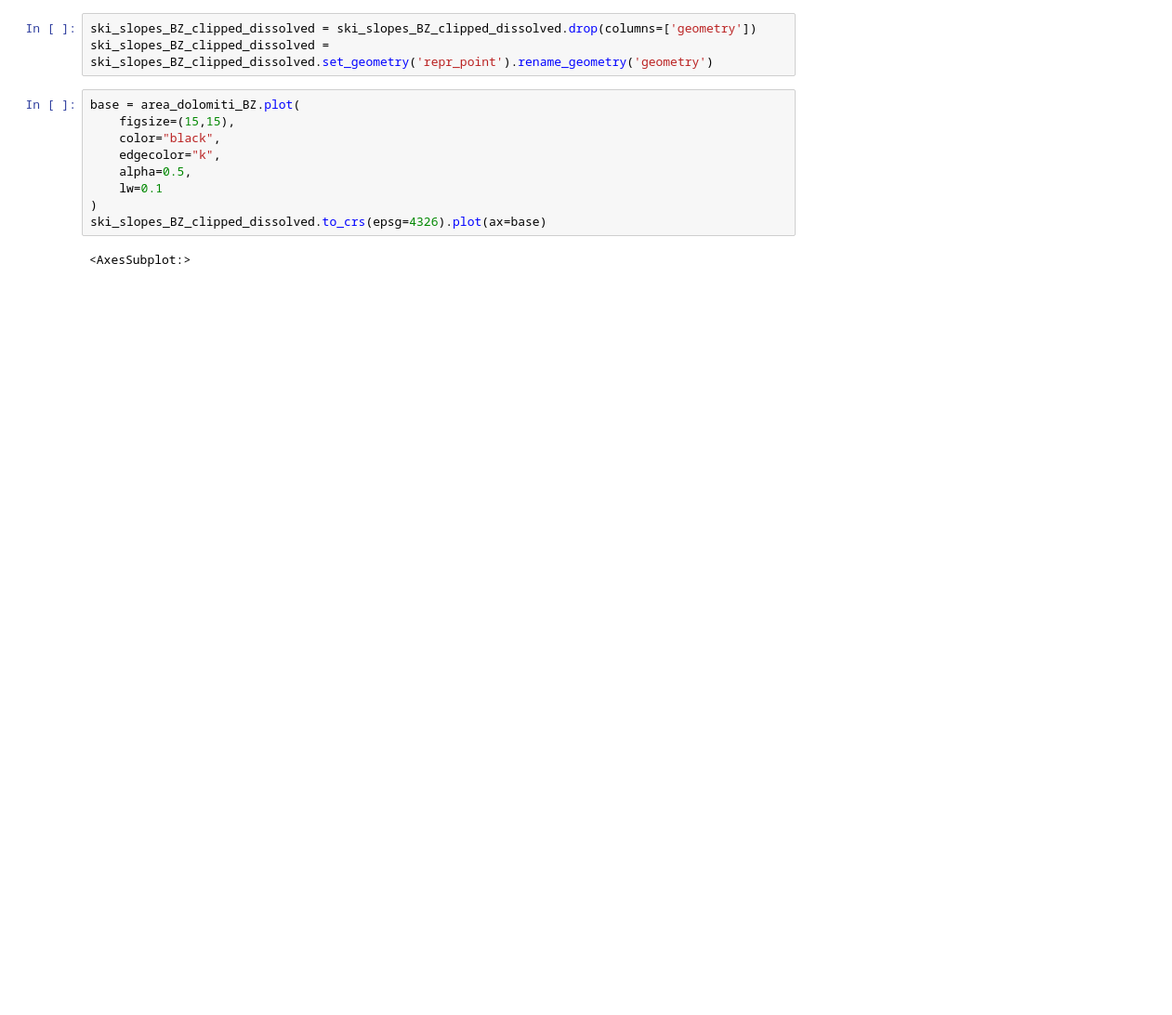
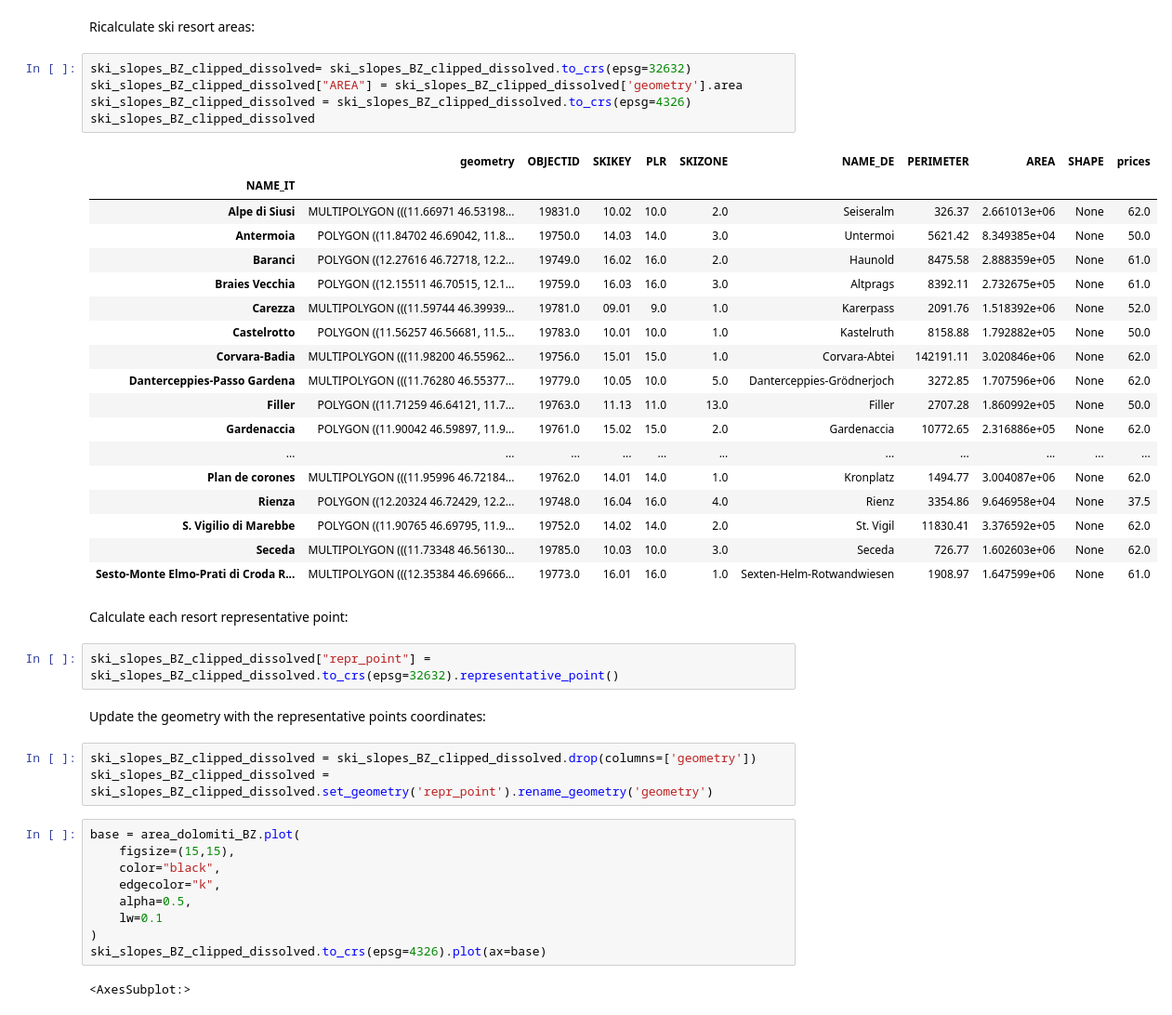
Before and after one commit to elypaolazz/Geospatial-Project, a Jupyter notebook: ski_area_cost.ipynb, the cells around one changed output. Shown: that part at 93% size. Saved outputs shown, nothing was run; the diff lists cells and outputs as text; blank space fills up the shorter version.

```diff
--- a/ski_area_cost.ipynb
+++ b/ski_area_cost.ipynb
@@ -237,3 +127,35 @@ ski_slopes_BZ_clipped_dissolved["repr_point"] = ski_slopes_BZ_clipped_dissolved.
+# %% [markdown]
+Ricalculate ski resort areas:
+# %%
+ski_slopes_BZ_clipped_dissolved= ski_slopes_BZ_clipped_dissolved.to_crs(epsg=32632)
+ski_slopes_BZ_clipped_dissolved["AREA"] = ski_slopes_BZ_clipped_dissolved['geometry'].area
+ski_slopes_BZ_clipped_dissolved = ski_slopes_BZ_clipped_dissolved.to_crs(epsg=4326)
+ski_slopes_BZ_clipped_dissolved
+# %% [output]
+|  | geometry | OBJECTID | SKIKEY | PLR | SKIZONE | NAME_DE | PERIMETER | AREA | SHAPE | prices |
+| NAME_IT |  |  |  |  |  |  |  |  |  |  |
+| Alpe di Siusi | MULTIPOLYGON (((11.66971 46.53198... | 19831.0 | 10.02 | 10.0 | 2.0 | Seiseralm | 326.37 | 2.661013e+06 | None | 62.0 |
+| Antermoia | POLYGON ((11.84702 46.69042, 11.8... | 19750.0 | 14.03 | 14.0 | 3.0 | Untermoi | 5621.42 | 8.349385e+04 | None | 50.0 |
+| Baranci | POLYGON ((12.27616 46.72718, 12.2... | 19749.0 | 16.02 | 16.0 | 2.0 | Haunold | 8475.58 | 2.888359e+05 | None | 61.0 |
+| Braies Vecchia | POLYGON ((12.15511 46.70515, 12.1... | 19759.0 | 16.03 | 16.0 | 3.0 | Altprags | 8392.11 | 2.732675e+05 | None | 61.0 |
+| Carezza | MULTIPOLYGON (((11.59744 46.39939... | 19781.0 | 09.01 | 9.0 | 1.0 | Karerpass | 2091.76 | 1.518392e+06 | None | 52.0 |
+| Castelrotto | POLYGON ((11.56257 46.56681, 11.5... | 19783.0 | 10.01 | 10.0 | 1.0 | Kastelruth | 8158.88 | 1.792882e+05 | None | 50.0 |
+| Corvara-Badia | MULTIPOLYGON (((11.98200 46.55962... | 19756.0 | 15.01 | 15.0 | 1.0 | Corvara-Abtei | 142191.11 | 3.020846e+06 | None | 62.0 |
+| Danterceppies-Passo Gardena | MULTIPOLYGON (((11.76280 46.55377... | 19779.0 | 10.05 | 10.0 | 5.0 | Danterceppies-Grödnerjoch | 3272.85 | 1.707596e+06 | None | 62.0 |
+| Filler | POLYGON ((11.71259 46.64121, 11.7... | 19763.0 | 11.13 | 11.0 | 13.0 | Filler | 2707.28 | 1.860992e+05 | None | 50.0 |
+| Gardenaccia | POLYGON ((11.90042 46.59897, 11.9... | 19761.0 | 15.02 | 15.0 | 2.0 | Gardenaccia | 10772.65 | 2.316886e+05 | None | 62.0 |
+| ... | ... | ... | ... | ... | ... | ... | ... | ... | ... | ... |
+| Plan de corones | MULTIPOLYGON (((11.95996 46.72184... | 19762.0 | 14.01 | 14.0 | 1.0 | Kronplatz | 1494.77 | 3.004087e+06 | None | 62.0 |
+| Rienza | POLYGON ((12.20324 46.72429, 12.2... | 19748.0 | 16.04 | 16.0 | 4.0 | Rienz | 3354.86 | 9.646958e+04 | None | 37.5 |
+| S. Vigilio di Marebbe | POLYGON ((11.90765 46.69795, 11.9... | 19752.0 | 14.02 | 14.0 | 2.0 | St. Vigil | 11830.41 | 3.376592e+05 | None | 62.0 |
+| Seceda | MULTIPOLYGON (((11.73348 46.56130... | 19785.0 | 10.03 | 10.0 | 3.0 | Seceda | 726.77 | 1.602603e+06 | None | 62.0 |
+| Sesto-Monte Elmo-Prati di Croda R... | MULTIPOLYGON (((12.35384 46.69666... | 19773.0 | 16.01 | 16.0 | 1.0 | Sexten-Helm-Rotwandwiesen | 1908.97 | 1.647599e+06 | None | 61.0 |
+# %% [markdown]
+Calculate each resort representative point:
+# %%
+ski_slopes_BZ_clipped_dissolved["repr_point"] = ski_slopes_BZ_clipped_dissolved.to_crs(epsg=32632).representative_point()
+# %% [markdown]
+Update the geometry with the representative points coordinates:
 # %%
 ski_slopes_BZ_clipped_dissolved = ski_slopes_BZ_clipped_dissolved.drop(columns=['geometry'])
 ski_slopes_BZ_clipped_dissolved = ski_slopes_BZ_clipped_dissolved.set_geometry('repr_point').rename_geometry('geometry')
```
Also changed, not shown: parts of 44 cells of this notebook, 4 other files.
